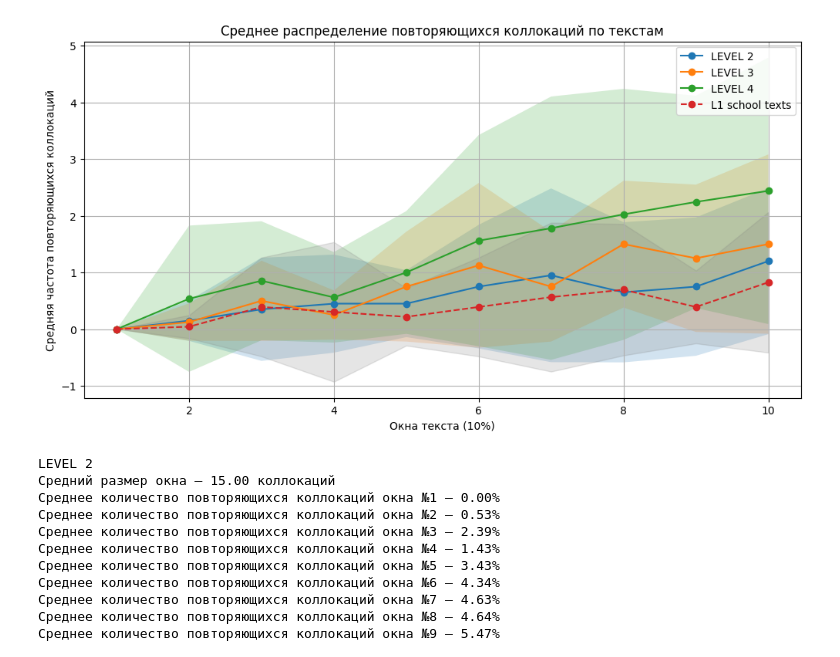
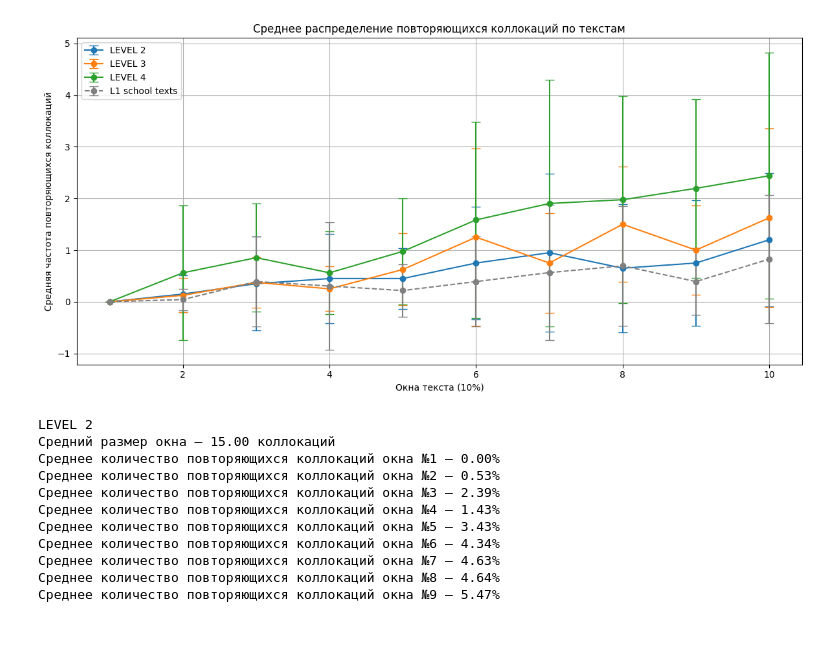
Before and after one commit to Vakhranev/Heritage, a Jupyter notebook: Распределение повторов коллокаций.ipynb, the cells around one changed output. Saved outputs shown, nothing was run; the diff lists cells and outputs as text; code cells hidden in the pictures; blank space fills up the shorter version.

```diff
--- a/Распределение повторов коллокаций.ipynb
+++ b/Распределение повторов коллокаций.ipynb
@@ -26,7 +26,7 @@ def count_repeated_collocations(windows):
 with open('updated_america_texts_last.json', 'r', encoding='utf-8') as f:
     america_texts = json.load(f)
 
-with open('final_school.json', 'r', encoding='utf-8') as f:
+with open('updated_final_school.json', 'r', encoding='utf-8') as f:
     lib_texts = json.load(f)
 
 with open('files_by_levels.txt', 'r', encoding='utf-8') as f:
@@ -60,38 +60,37 @@ def analyze_by_level(files, data, num_windows=10):
     return means, std_devs
 
 # Усреднение по уровням и художественным текстам
 num_windows = 10
 repeated_results = {}
 std_devs_results = {}
 
 for level, files in files_by_levels.items():
     means, std_devs = analyze_by_level(files, america_texts, num_windows)
     repeated_results[level] = means
     std_devs_results[level] = std_devs
 
 lib_repeated, lib_std_devs = analyze_by_level(lib_texts.keys(), lib_texts, num_windows)
 
 # Построение графика
 plt.figure(figsize=(12, 6))
 
 x = range(1, num_windows + 1)
 
 for level, results in repeated_results.items():
     std_devs = std_devs_results[level]
-    plt.plot(x, results, marker='o', label=f"{level}")
-    plt.fill_between(x, results - std_devs, results + std_devs, alpha=0.2)
+    plt.errorbar(x, results, yerr=std_devs, fmt='o-', label=f"{level}", capsize=5)
 
-plt.plot(x, lib_repeated, marker='o', label='L1 school texts', linestyle='--')
-plt.fill_between(x, lib_repeated - lib_std_devs, lib_repeated + lib_std_devs, alpha=0.2, color='gray')
+plt.errorbar(x, lib_repeated, yerr=lib_std_devs, fmt='o--', label='L1 school texts', capsize=5, color='gray')
 
 plt.xlabel('Окна текста (10%)')
 plt.ylabel('Средняя частота повторяющихся коллокаций')
 plt.title('Среднее распределение повторяющихся коллокаций по текстам')
 plt.legend()
 plt.grid()
+plt.tight_layout()
 plt.show()
 # %% [output]
-[figure, old version]
+[figure, new version]
 # %%
 import json
 import numpy as np
```
